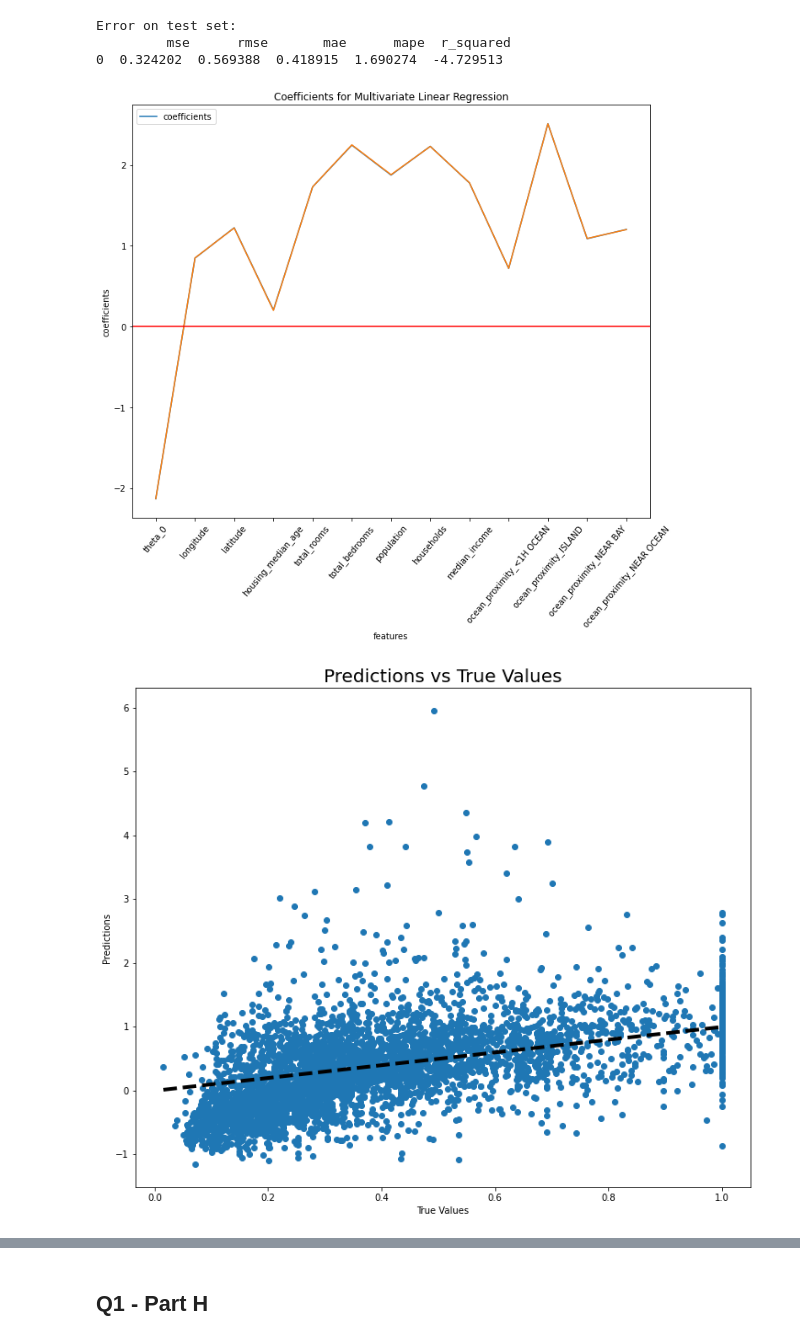
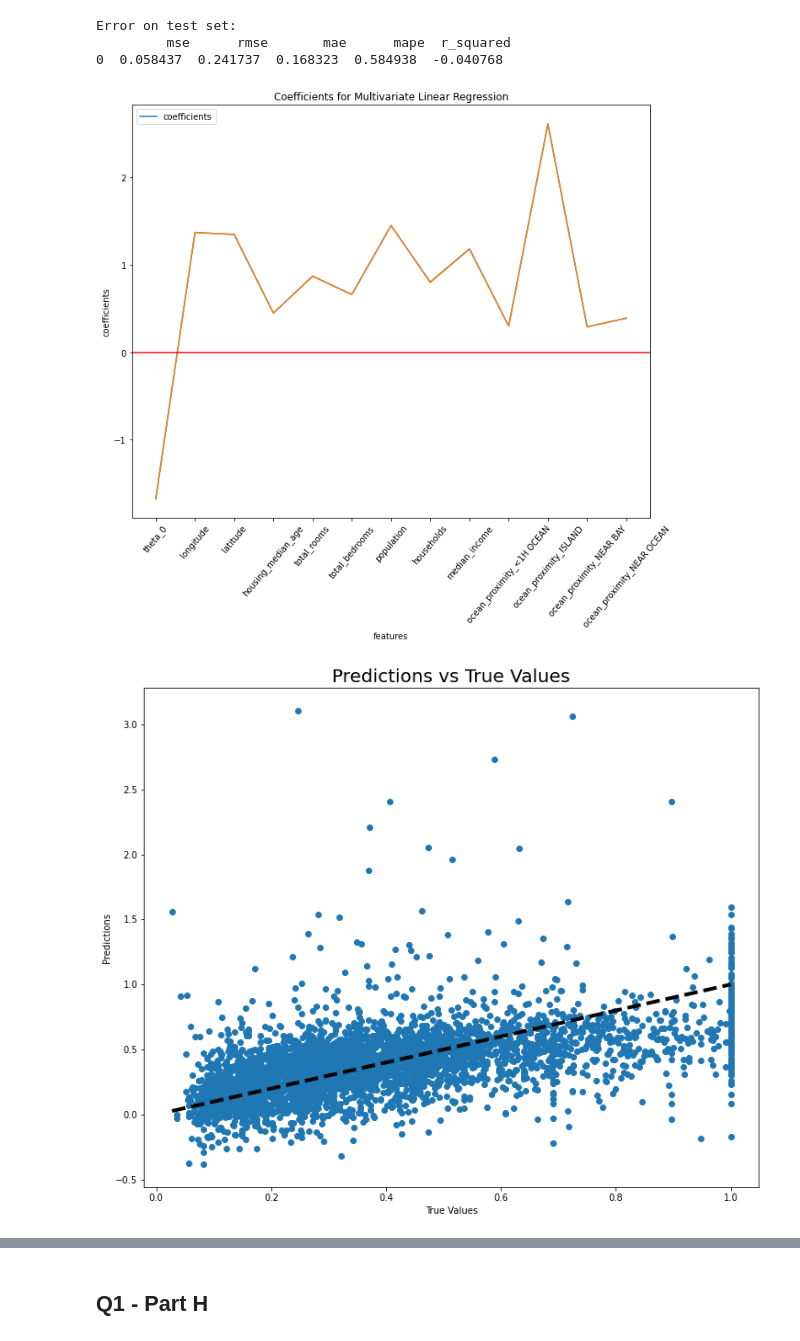
Before and after one commit to a-m-kyp/ML-HW, a Jupyter notebook: HW#2.ipynb, the cells around one changed output, grey strips where cells are left out. Drawn from its saved outputs; the diff is of its cells as text; code cells hidden in the pictures.

Commit message:
Update loss_function

```diff
--- a/HW#2.ipynb
+++ b/HW#2.ipynb
@@ -208,9 +208,12 @@ def print_hypothesis(x_train, theta):
 def hypothesis(x_train, theta):
     return np.dot(x_train, theta)
 
-def loss_function(x_data, y_data, theta):
+# loss with regularization
+def loss_function(x_data, y_data, theta, regularization_parameter):
     m_number_of_samples = x_data.shape[0]
-    return np.sum(np.square(hypothesis(x_data, theta) - y_data)) / 2 * m_number_of_samples
+    j_theta_1_mse_loss = np.sum(np.square(hypothesis(x_data, theta) - y_data)) / 2 * m_number_of_samples
+    j_theta_2_regularization_loss = (regularization_parameter / (2 * m_number_of_samples)) * np.sum(np.square(theta))
+    return j_theta_1_mse_loss + j_theta_2_regularization_loss
 
 def gradient_descent(x_train, y_train, x_validation, y_validation, theta, regularization_parameter, alpha, max_iteration):
     """gradient_descent
@@ -238,12 +241,12 @@ def gradient_descent(x_train, y_train, x_validation, y_validation, theta, regula
             # updating θ_j with regularization
             for j_index in range(theta.shape[0]):
                 if j_index != 0:
-                        theta[j_index] -= np.round(alpha *  (1 / m_number_of_samples) * (np.dot(hypothesis_value - y_train, x_train[:, j_index]) + regularization_parameter * theta[j_index]), 2)
+                        theta[j_index] -= alpha *  (1 / m_number_of_samples) * (np.dot(hypothesis_value - y_train, x_train[:, j_index]) + regularization_parameter * theta[j_index])
                 else:
-                    theta[j_index] -= np.round(alpha *  (1 / m_number_of_samples) * np.dot(hypothesis_value - y_train, x_train[:, j_index]), 2)
+                    theta[j_index] -= alpha *  (1 / m_number_of_samples) * np.dot(hypothesis_value - y_train, x_train[:, j_index])
 
             theta_history.append(theta)
-            evaluation_with_validation_set_list.append(loss_function(x_validation, y_validation, theta))
+            evaluation_with_validation_set_list.append(loss_function(x_validation, y_validation, theta, regularization_parameter))
 
             progress_bar.update(1)
 
@@ -261,6 +264,14 @@ def gradient_descent(x_train, y_train, x_validation, y_validation, theta, regula
                     print("treshold_list: ", treshold_list)
                     print("last theta: ", theta)
                     return theta, theta_history, evaluation_with_validation_set_list
+
+            if len(evaluation_with_validation_set_list) >= 10:
+                plateau_list = np.array(evaluation_with_validation_set_list[-10:])
+                if np.all(plateau_list == plateau_list[0]):
+                    print("iteration: ", iteration, "alpha: ", alpha)
+                    print("plateau: ", plateau_list)
+                    alpha *= 2
+
         print("last theta: ", theta)
 
     return theta, theta_history, evaluation_with_validation_set_list
@@ -460,34 +481,36 @@ plt.axhline(0, color='r', linestyle='solid')
 plt.xticks(range(len(feature_columns)), feature_columns, rotation=50)
 plt.ylabel("coefficients")
 plt.xlabel("features")
 plt.title("Coefficients for Multivariate Linear Regression")
 plt.legend(["coefficients"], loc="upper left")
 plt.show()
 
 plt.figure(figsize=(12, 10))
 plt.scatter(y_test, y_predict)
 plt.plot([y_test.min(), y_test.max()], [
          y_test.min(), y_test.max()], 'k--', lw=4)
 plt.xlabel('True Values')
 plt.ylabel('Predictions')
 plt.title('Predictions vs True Values', fontsize=20)
 plt.show()
 
 loss_histoy = loss_histoy[:200]
+
+# use .1 of the loss_history for xticks and .1 of the loss_history for yticks
 plt.figure(figsize=(12, 10))
 plt.plot(range(len(loss_histoy)), loss_histoy)
 # plt.axhline(0, color='r', linestyle='solid')
-plt.xticks([])
+# plt.xticks([])
 # plt.xticks(range(len(loss_histoy)), range(len(loss_histoy)), rotation=50)
 plt.xlabel("iterations")
 plt.ylabel("loss_history")
 plt.title("Loss history for Multivariate Linear Regression")
 plt.legend(["loss_history"], loc="upper left")
 plt.show()
 # print(">===================================================<")
 # %% [output]
 Error on test set:
          mse      rmse       mae      mape  r_squared
-0  0.324202  0.569388  0.418915  1.690274  -4.729513
+0  0.058437  0.241737  0.168323  0.584938  -0.040768
-[figure, old version]
+[figure, new version]
-[figure, old version]
+[figure, new version]
```
Also changed, not shown: parts of 3 cells of this notebook.
